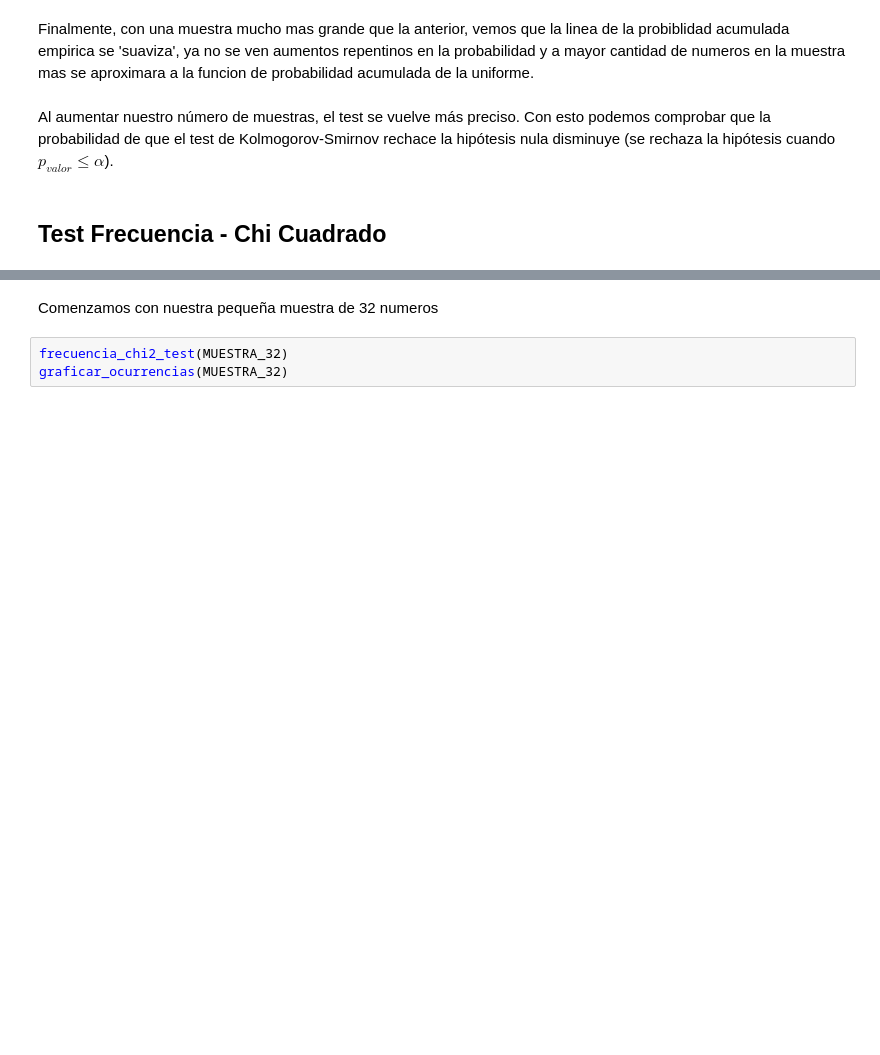
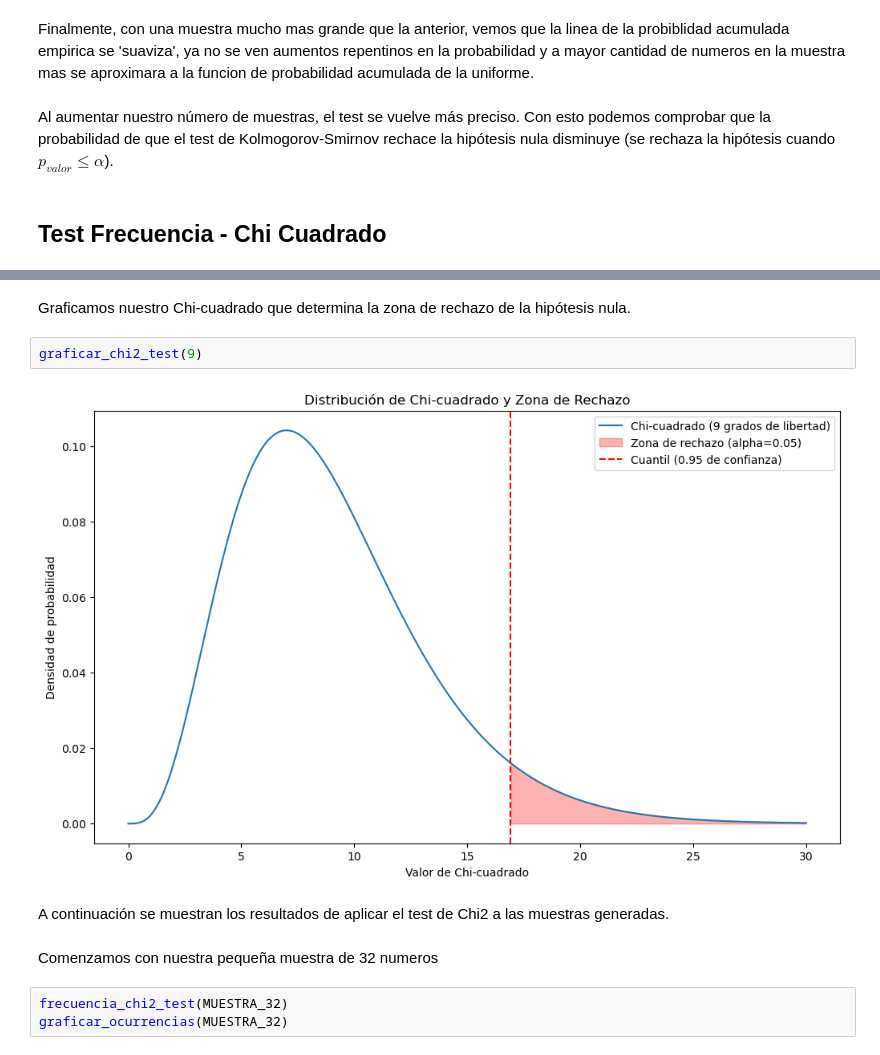
Before and after one commit to ian-g123/simulacion-grupo-04, a Jupyter notebook: TP1_Simulacion_Grupo4.ipynb, the cells around one changed output, grey strips where cells are left out. Saved outputs shown, nothing was run; the diff lists cells and outputs as text; blank space fills up the shorter version.

```diff
--- a/TP1_Simulacion_Grupo4.ipynb
+++ b/TP1_Simulacion_Grupo4.ipynb
@@ -426,3 +507,11 @@ def graficar_ocurrencias(muestra):
+# %% [markdown]
+Graficamos nuestro Chi-cuadrado que determina la zona de rechazo de la hipótesis nula.
+# %%
+graficar_chi2_test(9)
+# %% [output]
+[figure, added]
+# %% [markdown]
+A continuación se muestran los resultados de aplicar el test de Chi2 a las muestras generadas.
 # %% [markdown]
 Comenzamos con nuestra pequeña muestra de 32 numeros
 # %%
```
Also changed, not shown: parts of 59 cells of this notebook, 1 other file.
